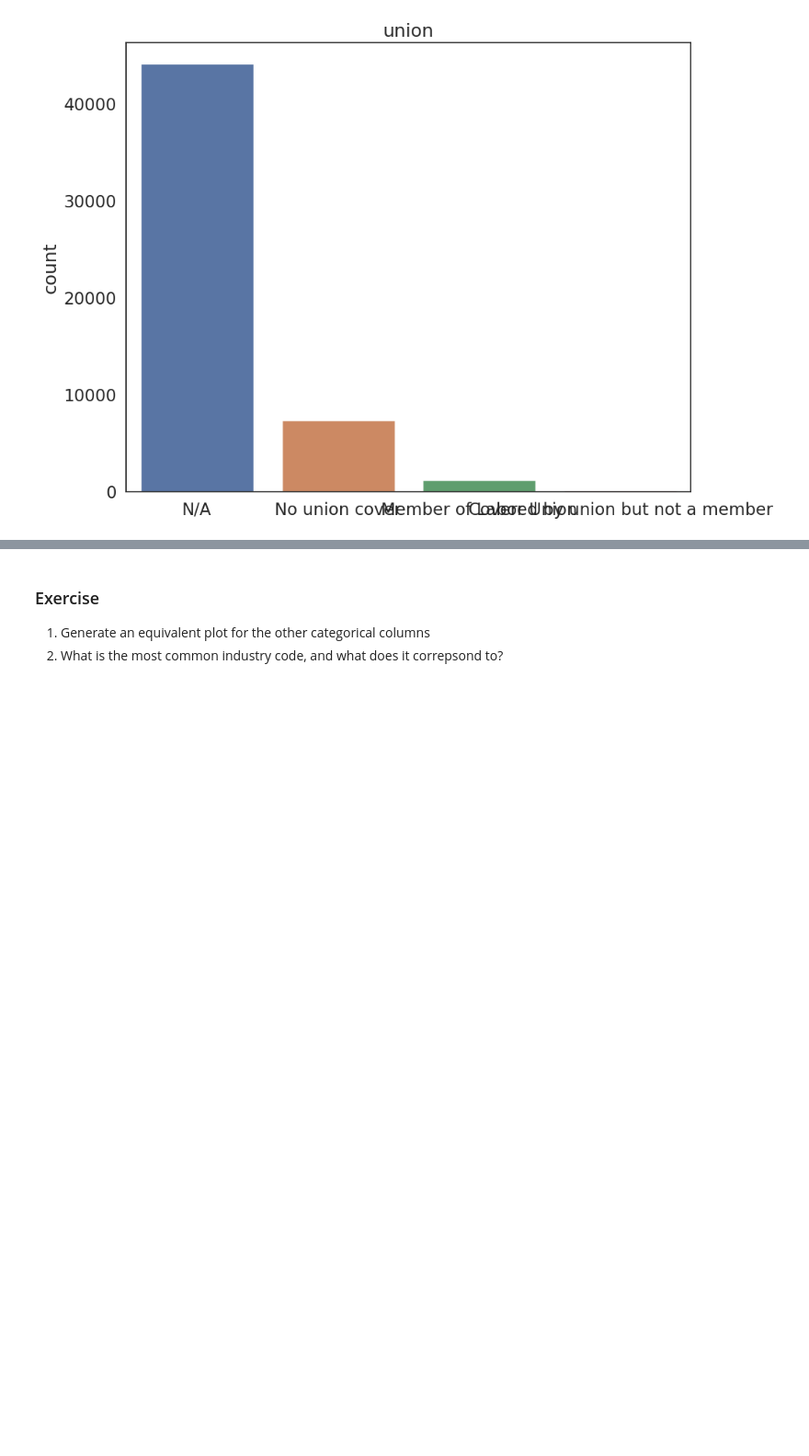
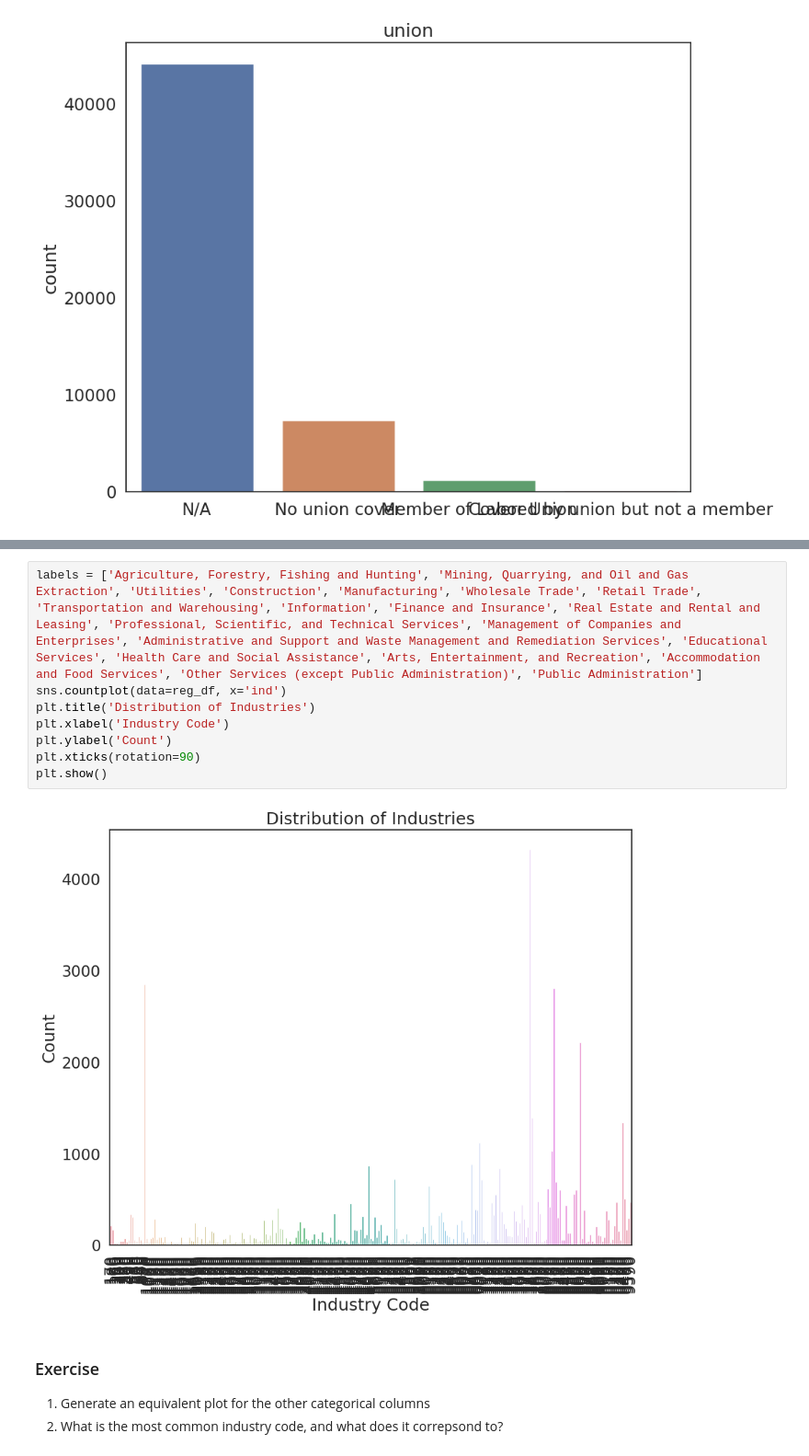
Before and after one commit to capucinelabouret/QM2, a Jupyter notebook: notebooks/W08. Linear Regression.ipynb, the cells around one changed output, grey strips where cells are left out. Shown at 92% size. Drawn from its saved outputs; the diff is of its cells as text; blank space fills up the shorter version.

```diff
--- a/notebooks/W08. Linear Regression.ipynb
+++ b/notebooks/W08. Linear Regression.ipynb
@@ -192,3 +192,13 @@ plt.show() # show the plot
+# %%
+labels = ['Agriculture, Forestry, Fishing and Hunting', 'Mining, Quarrying, and Oil and Gas Extraction', 'Utilities', 'Construction', 'Manufacturing', 'Wholesale Trade', 'Retail Trade', 'Transportation and Warehousing', 'Information', 'Finance and Insurance', 'Real Estate and Rental and Leasing', 'Professional, Scientific, and Technical Services', 'Management of Companies and Enterprises', 'Administrative and Support and Waste Management and Remediation Services', 'Educational Services', 'Health Care and Social Assistance', 'Arts, Entertainment, and Recreation', 'Accommodation and Food Services', 'Other Services (except Public Administration)', 'Public Administration']
+sns.countplot(data=reg_df, x='ind')
+plt.title('Distribution of Industries')
+plt.xlabel('Industry Code')
+plt.ylabel('Count')
+plt.xticks(rotation=90)
+plt.show()
+# %% [output]
+[figure, added]
 # %% [markdown]
 ### Exercise
 
```
Also changed, not shown: parts of 13 cells of this notebook.
